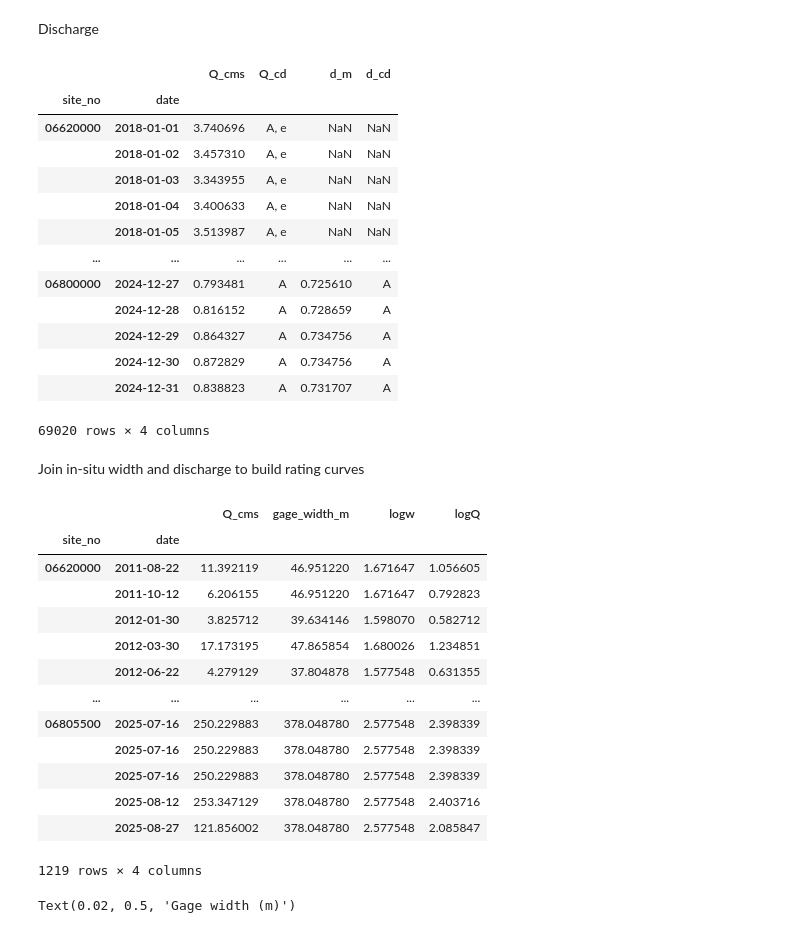
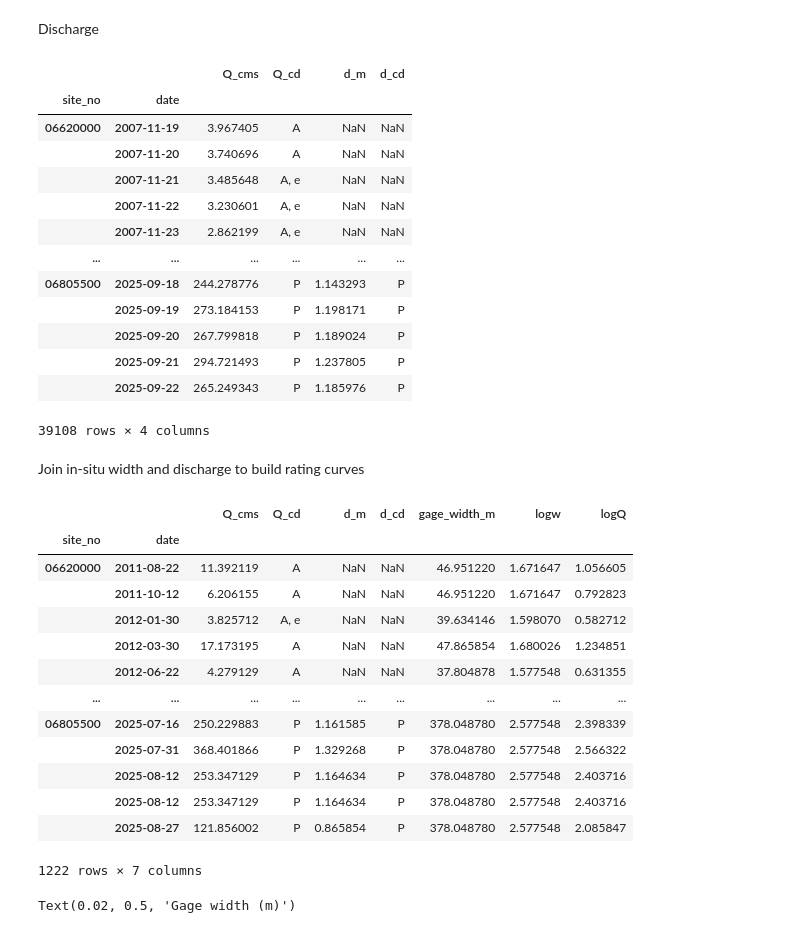
Before and after one commit to wherediddavidgo/multitemporal_RSSA, a Jupyter notebook: stac_gage_ew_analysis.ipynb, the cells around one changed output. Cells and saved outputs as stored; diff of their text form; code cells hidden in the pictures.

```diff
--- a/stac_gage_ew_analysis.ipynb
+++ b/stac_gage_ew_analysis.ipynb
@@ -110,7 +110,7 @@ for gage in set(gage_list):
 
     tempdf = pd.read_csv(url)
 
-    # ws = tempdf[['Location_Identifier', 'Activity_StartDate', 'Result_Measure']]
+    ws = tempdf[['Location_Identifier', 'Activity_StartDate', 'Result_Measure']]
     width_dfs.append(tempdf)
 
 isw = pd.concat(width_dfs)
@@ -128,34 +141,34 @@ Discharge
 # %%
 # sites = ['06620000', '06775900', '06800000', '06800500', '06801000', '06805500']
 sites = gage_list
 
-# # first and last dates same as for in situ widths
-# start = str(isw.index.sortlevel(1)[0][0][1])
-# end = str(isw.index.sortlevel(1)[0][-1][1])
+# first and last dates same as for in situ widths
+start = str(isw.index.sortlevel(1)[0][0][1])
+end = str(isw.index.sortlevel(1)[0][-1][1])
 
-Q = nwis.get_record(sites, service='dv', start='2018-01-01', end='2024-12-31').reset_index()
+Q = nwis.get_record(sites, service='dv', start=start, end=end).reset_index()
 Q['date'] = Q.datetime.dt.date
 Q = Q[['site_no', 'date', '00060_Mean', '00060_Mean_cd', '00065_Mean', '00065_Mean_cd']]
 Q['00060_Mean'] = Q['00060_Mean'] * (3.28 ** -3)
 Q['00065_Mean'] = Q['00065_Mean'] * (3.28 ** -1)
 Q = Q.rename(columns={'00060_Mean': 'Q_cms', '00060_Mean_cd': 'Q_cd', '00065_Mean': 'd_m', '00065_Mean_cd': 'd_cd'})
 Q = Q.set_index(['site_no', 'date'])
 Q
 # %% [output]
 |  |  | Q_cms | Q_cd | d_m | d_cd |
 | site_no | date |  |  |  |  |
-| 06620000 | 2018-01-01 | 3.740696 | A, e | NaN | NaN |
-|  | 2018-01-02 | 3.457310 | A, e | NaN | NaN |
-|  | 2018-01-03 | 3.343955 | A, e | NaN | NaN |
-|  | 2018-01-04 | 3.400633 | A, e | NaN | NaN |
-|  | 2018-01-05 | 3.513987 | A, e | NaN | NaN |
+| 06620000 | 2007-11-19 | 3.967405 | A | NaN | NaN |
+|  | 2007-11-20 | 3.740696 | A | NaN | NaN |
+|  | 2007-11-21 | 3.485648 | A, e | NaN | NaN |
+|  | 2007-11-22 | 3.230601 | A, e | NaN | NaN |
+|  | 2007-11-23 | 2.862199 | A, e | NaN | NaN |
 | ... | ... | ... | ... | ... | ... |
-| 06800000 | 2024-12-27 | 0.793481 | A | 0.725610 | A |
-|  | 2024-12-28 | 0.816152 | A | 0.728659 | A |
-|  | 2024-12-29 | 0.864327 | A | 0.734756 | A |
-|  | 2024-12-30 | 0.872829 | A | 0.734756 | A |
-|  | 2024-12-31 | 0.838823 | A | 0.731707 | A |
+| 06805500 | 2025-09-18 | 244.278776 | P | 1.143293 | P |
+|  | 2025-09-19 | 273.184153 | P | 1.198171 | P |
+|  | 2025-09-20 | 267.799818 | P | 1.189024 | P |
+|  | 2025-09-21 | 294.721493 | P | 1.237805 | P |
+|  | 2025-09-22 | 265.249343 | P | 1.185976 | P |
-69020 rows × 4 columns
+39108 rows × 4 columns
 # %% [markdown]
 Join in-situ width and discharge to build rating curves
 # %%
@@ -165,20 +178,20 @@ cotemporal_wQ['logw'] = np.log10(cotemporal_wQ.gage_width_m)
 cotemporal_wQ['logQ'] = np.log10(cotemporal_wQ.Q_cms)
 cotemporal_wQ
 # %% [output]
-|  |  | Q_cms | gage_width_m | logw | logQ |
-| site_no | date |  |  |  |  |
-| 06620000 | 2011-08-22 | 11.392119 | 46.951220 | 1.671647 | 1.056605 |
-|  | 2011-10-12 | 6.206155 | 46.951220 | 1.671647 | 0.792823 |
-|  | 2012-01-30 | 3.825712 | 39.634146 | 1.598070 | 0.582712 |
-|  | 2012-03-30 | 17.173195 | 47.865854 | 1.680026 | 1.234851 |
-|  | 2012-06-22 | 4.279129 | 37.804878 | 1.577548 | 0.631355 |
-| ... | ... | ... | ... | ... | ... |
-| 06805500 | 2025-07-16 | 250.229883 | 378.048780 | 2.577548 | 2.398339 |
-|  | 2025-07-16 | 250.229883 | 378.048780 | 2.577548 | 2.398339 |
-|  | 2025-07-16 | 250.229883 | 378.048780 | 2.577548 | 2.398339 |
-|  | 2025-08-12 | 253.347129 | 378.048780 | 2.577548 | 2.403716 |
-|  | 2025-08-27 | 121.856002 | 378.048780 | 2.577548 | 2.085847 |
+|  |  | Q_cms | Q_cd | d_m | d_cd | gage_width_m | logw | logQ |
+| site_no | date |  |  |  |  |  |  |  |
+| 06620000 | 2011-08-22 | 11.392119 | A | NaN | NaN | 46.951220 | 1.671647 | 1.056605 |
+|  | 2011-10-12 | 6.206155 | A | NaN | NaN | 46.951220 | 1.671647 | 0.792823 |
+|  | 2012-01-30 | 3.825712 | A, e | NaN | NaN | 39.634146 | 1.598070 | 0.582712 |
+|  | 2012-03-30 | 17.173195 | A | NaN | NaN | 47.865854 | 1.680026 | 1.234851 |
+|  | 2012-06-22 | 4.279129 | A | NaN | NaN | 37.804878 | 1.577548 | 0.631355 |
+| ... | ... | ... | ... | ... | ... | ... | ... | ... |
+| 06805500 | 2025-07-16 | 250.229883 | P | 1.161585 | P | 378.048780 | 2.577548 | 2.398339 |
+|  | 2025-07-31 | 368.401866 | P | 1.329268 | P | 378.048780 | 2.577548 | 2.566322 |
+|  | 2025-08-12 | 253.347129 | P | 1.164634 | P | 378.048780 | 2.577548 | 2.403716 |
+|  | 2025-08-12 | 253.347129 | P | 1.164634 | P | 378.048780 | 2.577548 | 2.403716 |
+|  | 2025-08-27 | 121.856002 | P | 0.865854 | P | 378.048780 | 2.577548 | 2.085847 |
-1219 rows × 4 columns
+1222 rows × 7 columns
 # %%
 fig, axs = plt.subplots(ncols=3, nrows=2, figsize=(9, 6), constrained_layout=True)
 
```
Also changed, not shown: parts of 16 cells of this notebook.
